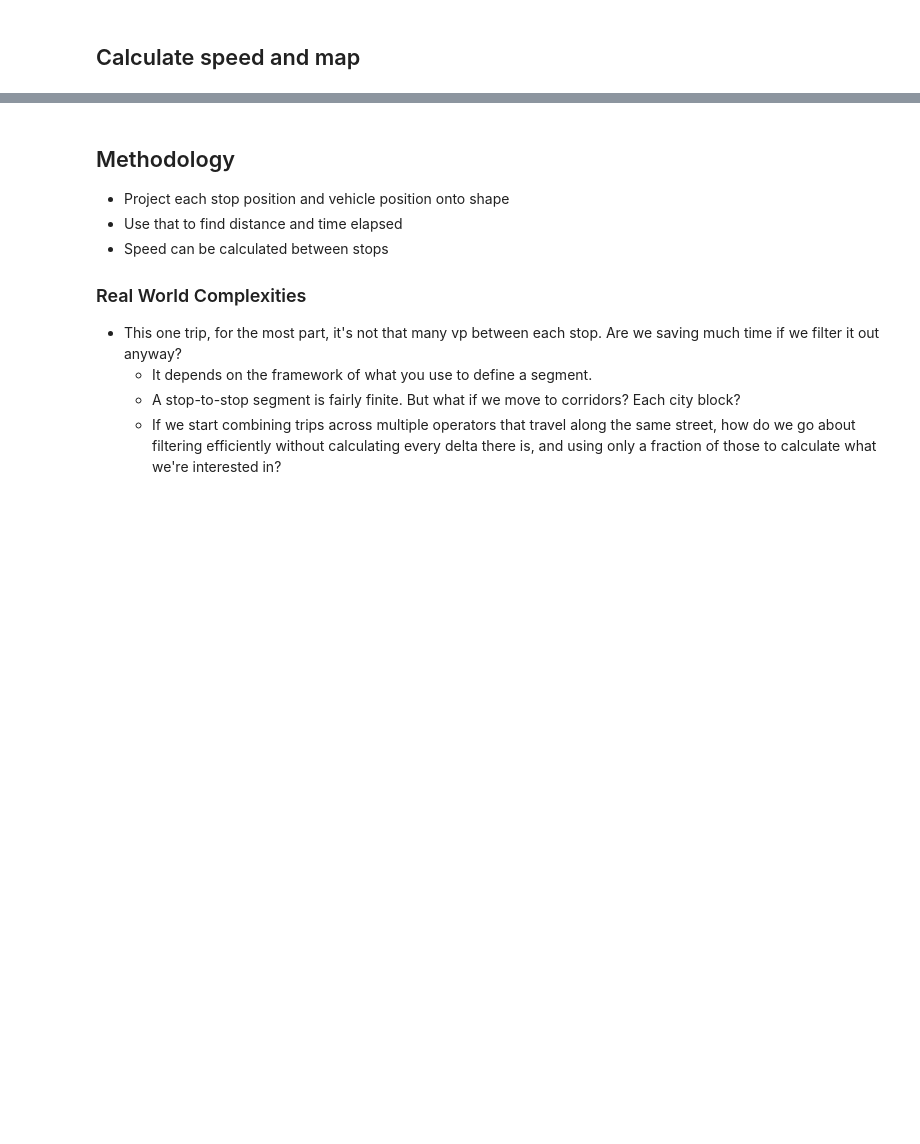
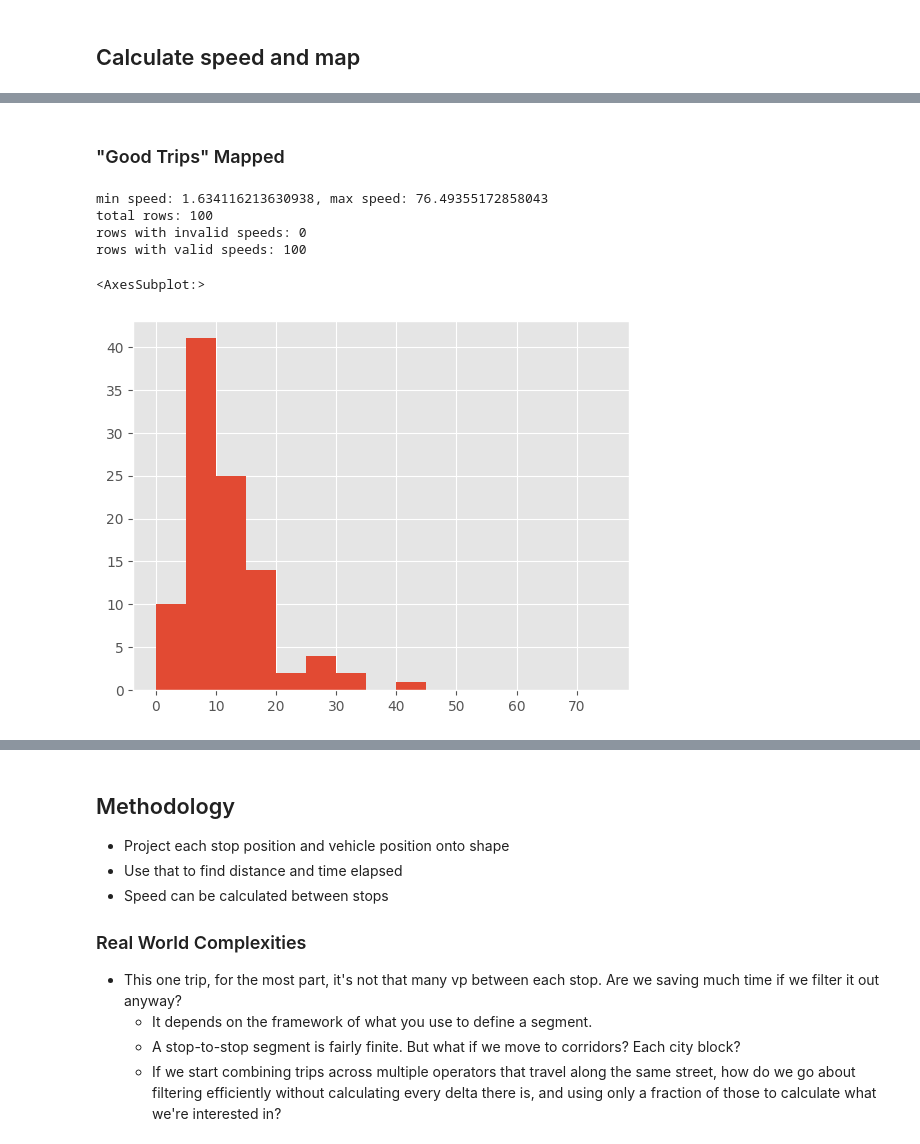
Before and after one commit to tiffanychu90/gtfs-rt-demo, a Jupyter notebook: scripts/01-ladot-shapely-project.ipynb, the cells around one changed output, grey strips where cells are left out. Drawn from its saved outputs; the diff is of its cells as text; code cells hidden in the pictures; blank space fills up the shorter version.

```diff
--- a/scripts/01-ladot-shapely-project.ipynb
+++ b/scripts/01-ladot-shapely-project.ipynb
@@ -143,6 +144,8 @@ def speed_for_trip(
         speed_mph = speed
     )
 
+    drop_cols = ["vp_meters", "location_timestamp_local"]
+
     stops_projected_segment = pd.merge(
         segments[["segment_id", "trip_id",
                   "stop_id1", "stop_id2", "geometry"]
@@ -150,7 +153,7 @@ def speed_for_trip(
         stops_projected2,
         on = ["trip_id", "stop_id1", "stop_id2"],
         how = "inner"
-    )
+    ).drop(columns = drop_cols)
 
     return stops_projected_segment
 # %%
@@ -194 +200,14 @@ speed_gdf.speed_mph.min(), speed_gdf.speed_mph.max()
+# %% [markdown]
+### "Good Trips" Mapped
+# %%
+compare_utils.speed_stats(
+    speed_gdf[speed_gdf.trip_id.isin(trips_to_use)]
+)
+# %% [output]
+min speed: 1.634116213630938, max speed: 76.49355172858043
+total rows: 100
+rows with invalid speeds: 0
+rows with valid speeds: 100
+<AxesSubplot:>
+[figure, added]
 # %%
```
Also changed, not shown: parts of 13 cells of this notebook, 2 other files.
